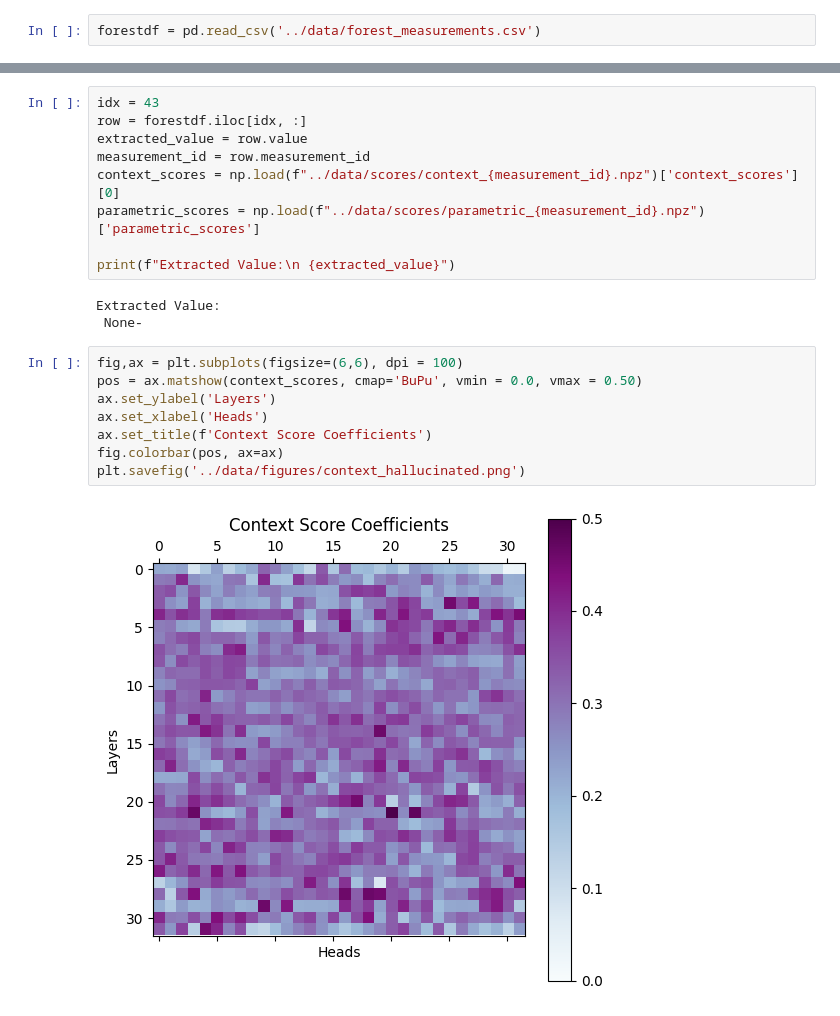
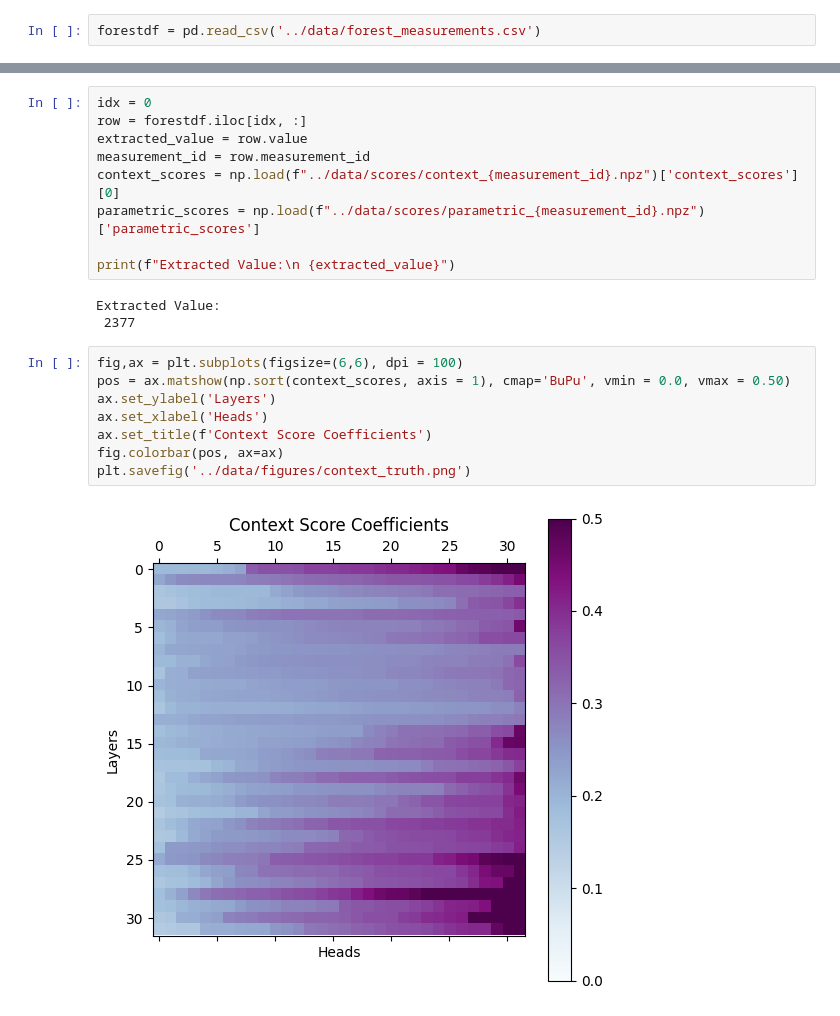
Before and after one commit to kevinqnb/academiclm, a Jupyter notebook: examples/forests.ipynb, the cells around one changed output, grey strips where cells are left out. Cells and saved outputs as stored; diff of their text form.

Commit message:
updated figures

```diff
--- a/examples/forests.ipynb
+++ b/examples/forests.ipynb
@@ -26,7 +26,7 @@ forestdf
 | 52 | 17 | 0 | Southeast Asia | - Gibbs H K and Brown S 2007b Geo... | Total carbon sequestered per annum | 260 | None0-1980: \n1850-1990: None \n1... |
 | 53 | 0 | 0 | Africa | Environ. Res. Lett. 2 (2007) 0450... | Total carbon sequestered per annum | 272 | 70% of |
 # %%
-idx = 43
+idx = 0
 row = forestdf.iloc[idx, :]
 extracted_value = row.value
 measurement_id = row.measurement_id
@@ -36,14 +36,14 @@ parametric_scores = np.load(f"../data/scores/parametric_{measurement_id}.npz")['
 print(f"Extracted Value:\n {extracted_value}")
 # %% [output]
 Extracted Value:
- None-
+ 2377
 # %%
 fig,ax = plt.subplots(figsize=(6,6), dpi = 100)
-pos = ax.matshow(context_scores, cmap='BuPu', vmin = 0.0, vmax = 0.50)
+pos = ax.matshow(np.sort(context_scores, axis = 1), cmap='BuPu', vmin = 0.0, vmax = 0.50)
 ax.set_ylabel('Layers')
 ax.set_xlabel('Heads')
 ax.set_title(f'Context Score Coefficients')
 fig.colorbar(pos, ax=ax)
-plt.savefig('../data/figures/context_hallucinated.png')
+plt.savefig('../data/figures/context_truth.png')
 # %% [output]
-[figure, old version]
+[figure, new version]
```
Also changed, not shown: 3 other files.
